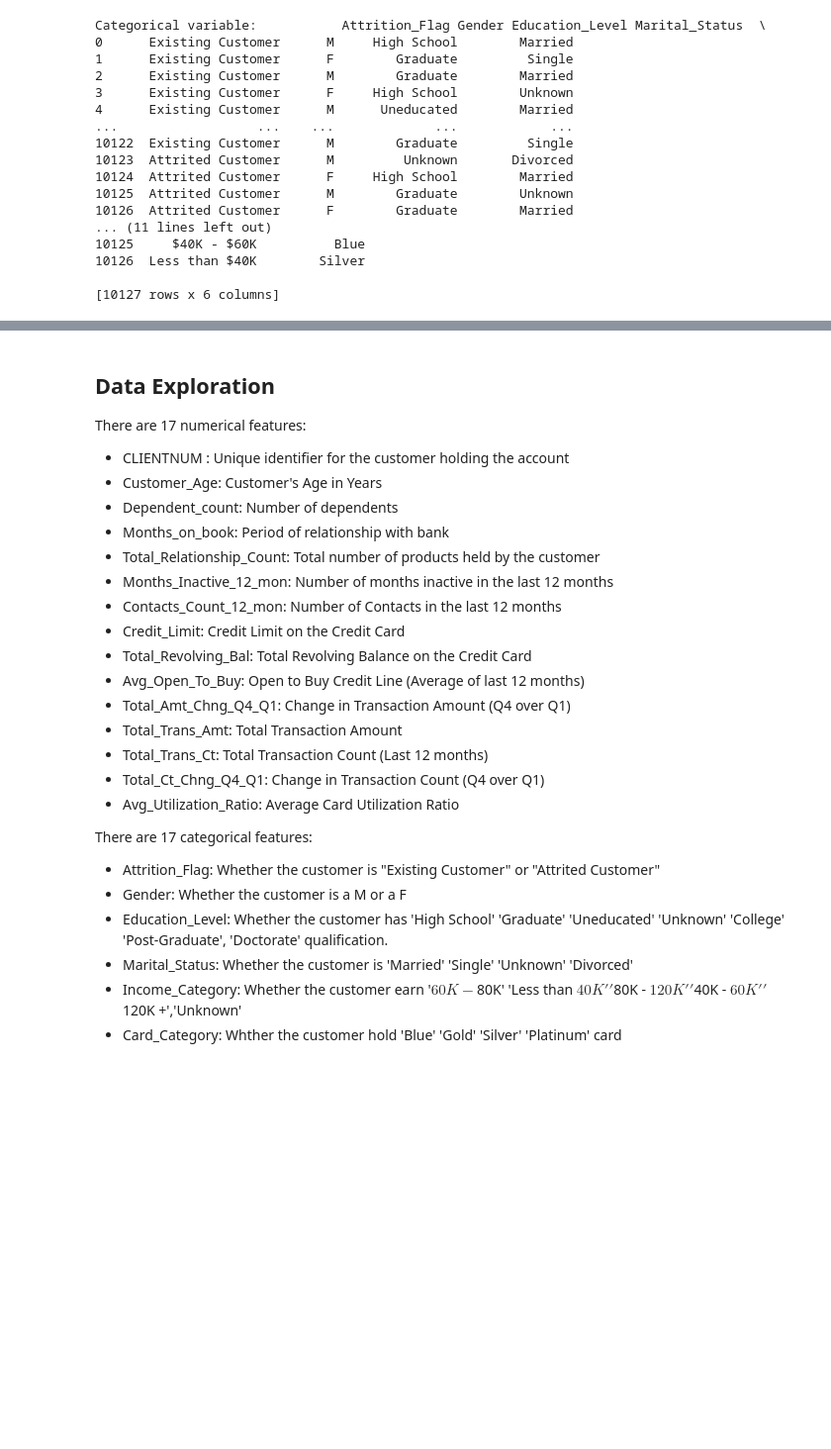
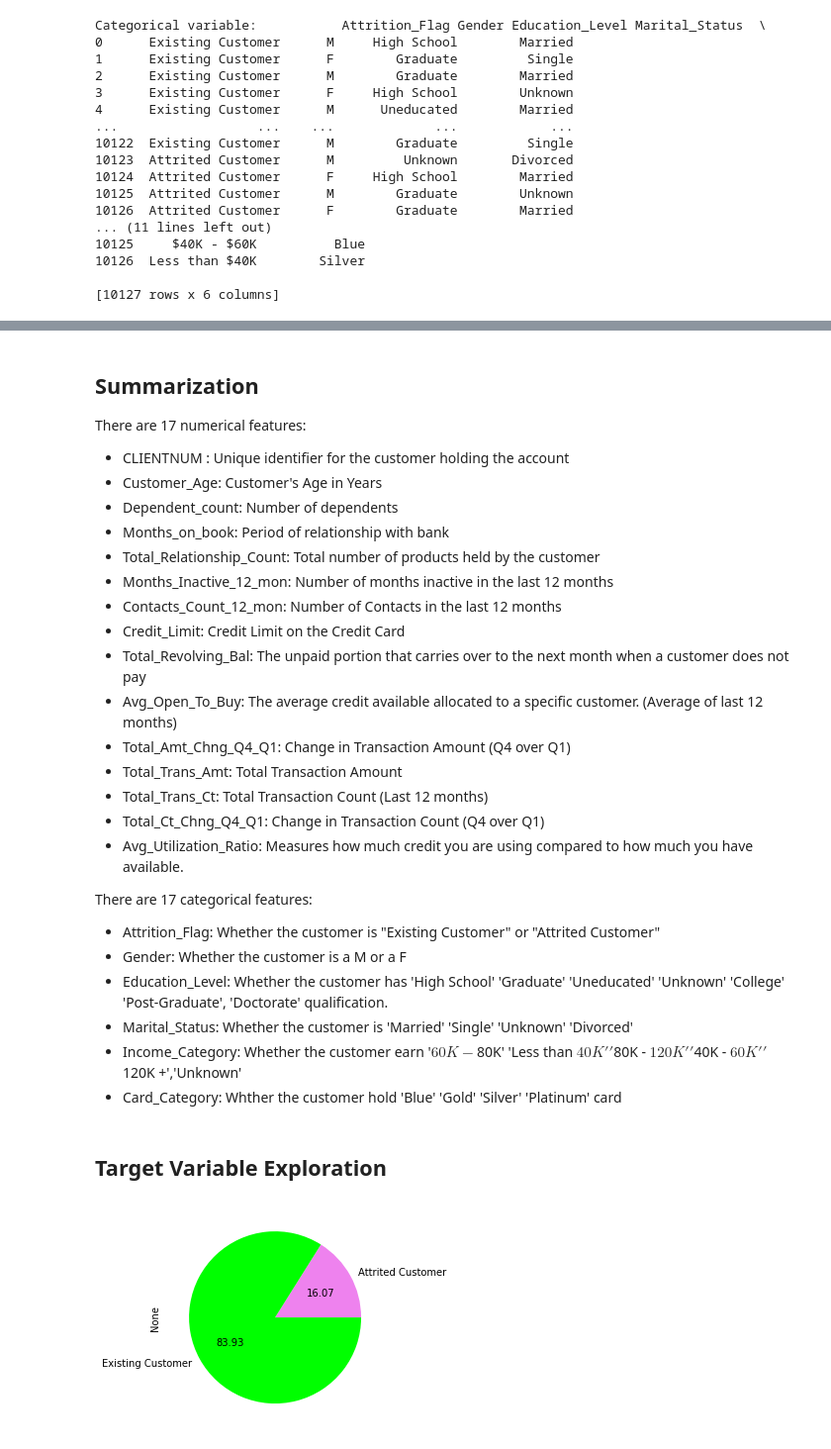
Before and after one commit to Msdot001/Customer-Churn-Prediction, a Jupyter notebook: Preprocess/preprocess.ipynb, the cells around one changed output, grey strips where cells are left out. Shown: that part at 99% size. Drawn from its saved outputs; the diff is of its cells as text; code cells hidden in the pictures; blank space fills up the shorter version.

```diff
--- a/Preprocess/preprocess.ipynb
+++ b/Preprocess/preprocess.ipynb
@@ -12,0 +35,4 @@ data_df = pd.read_csv(filepath)
+# %%
+# Dropping the last two column
+
+data_df.drop(['Naive_Bayes_Classifier_Attrition_Flag_Card_Category_Contacts_Count_12_mon_Dependent_count_Education_Level_Months_Inactive_12_mon_1', 'Naive_Bayes_Classifier_Attrition_Flag_Card_Category_Contacts_Count_12_mon_Dependent_count_Education_Level_Months_Inactive_12_mon_2'], axis=1, inplace=True)
@@ -108,5 +130,5 @@ Numeric_data:        CLIENTNUM  Customer_Age  Dependent_count  Months_on_book  \
 # %% [markdown]
-## Data Exploration
+## Summarization
 There are 17 numerical features:
 
 - CLIENTNUM : Unique identifier for the customer holding the account
@@ -117,13 +139,13 @@ There are 17 numerical features:
 - Months_Inactive_12_mon: Number of months inactive in the last 12 months
 - Contacts_Count_12_mon: Number of Contacts in the last 12 months
 - Credit_Limit:  Credit Limit on the Credit Card
-- Total_Revolving_Bal: Total Revolving Balance on the Credit Card
-- Avg_Open_To_Buy: Open to Buy Credit Line (Average of last 12 months)
+- Total_Revolving_Bal: The unpaid portion that carries over to the next month when a customer does not pay
+- Avg_Open_To_Buy: The average credit available allocated to a specific customer. (Average of last 12 months)
 - Total_Amt_Chng_Q4_Q1: Change in Transaction Amount (Q4 over Q1)
 - Total_Trans_Amt: Total Transaction Amount
 - Total_Trans_Ct: Total Transaction Count (Last 12 months)
 - Total_Ct_Chng_Q4_Q1: Change in Transaction Count (Q4 over Q1)
-- Avg_Utilization_Ratio: Average Card Utilization Ratio
+- Avg_Utilization_Ratio: Measures how much credit you are using compared to how much you have available.
 
 
 There are 17 categorical features:
@@ -134,3 +156,9 @@ There are 17 categorical features:
 - Marital_Status: Whether the customer is 'Married' 'Single' 'Unknown' 'Divorced'
 - Income_Category: Whether the customer earn '$60K - $80K' 'Less than $40K' '$80K - $120K' '$40K - $60K' '$120K +','Unknown'
 - Card_Category: Whther the customer hold 'Blue' 'Gold' 'Silver' 'Platinum' card
+# %% [markdown]
+## Target Variable Exploration
+# %%
+target_instance = data_df.groupby('Attrition_Flag').size().plot(kind='pie', autopct='%.2f',colors=['violet', 'lime'])
+# %% [output]
+[figure, added]
```
Also changed, not shown: parts of 8 cells of this notebook.
